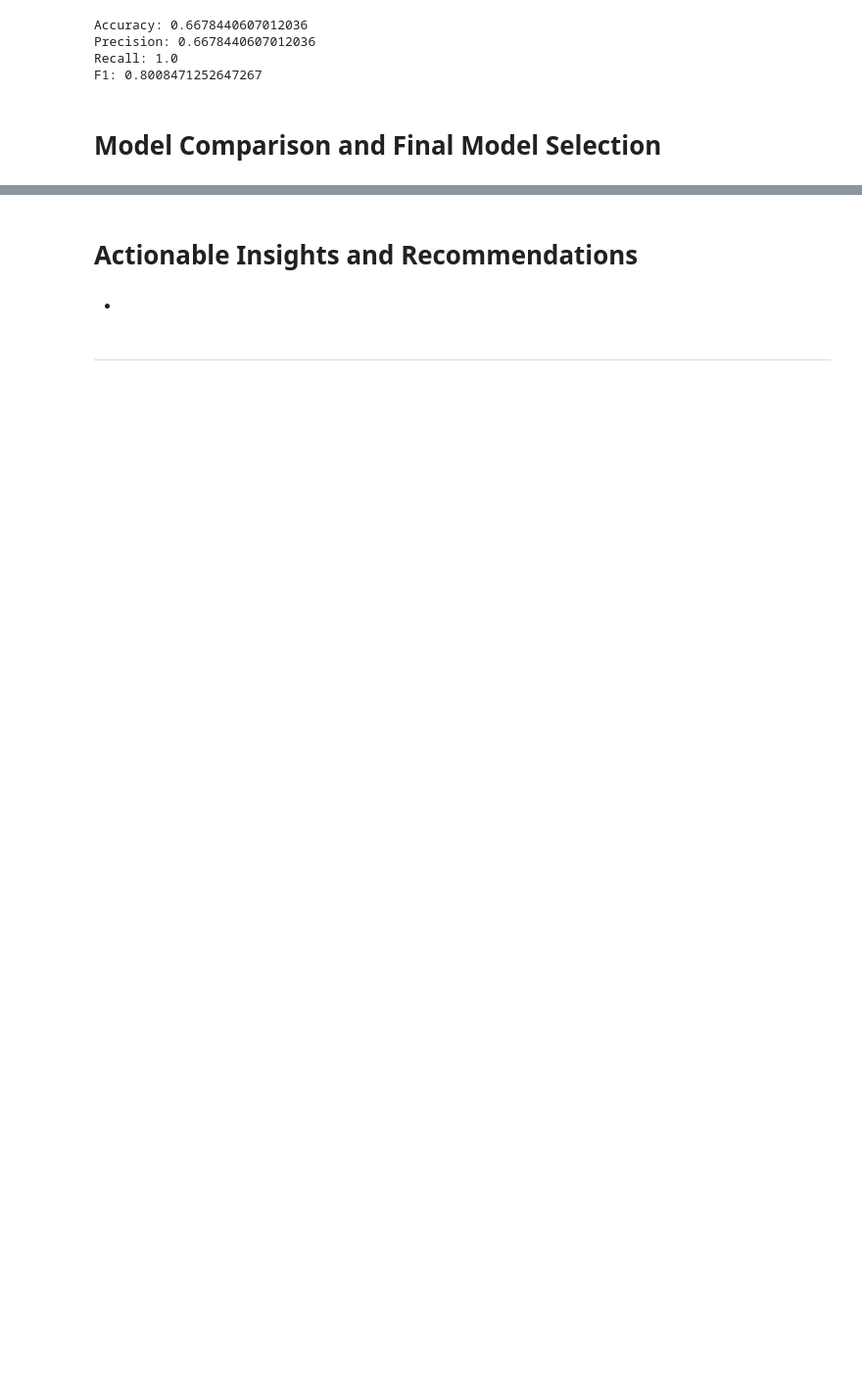
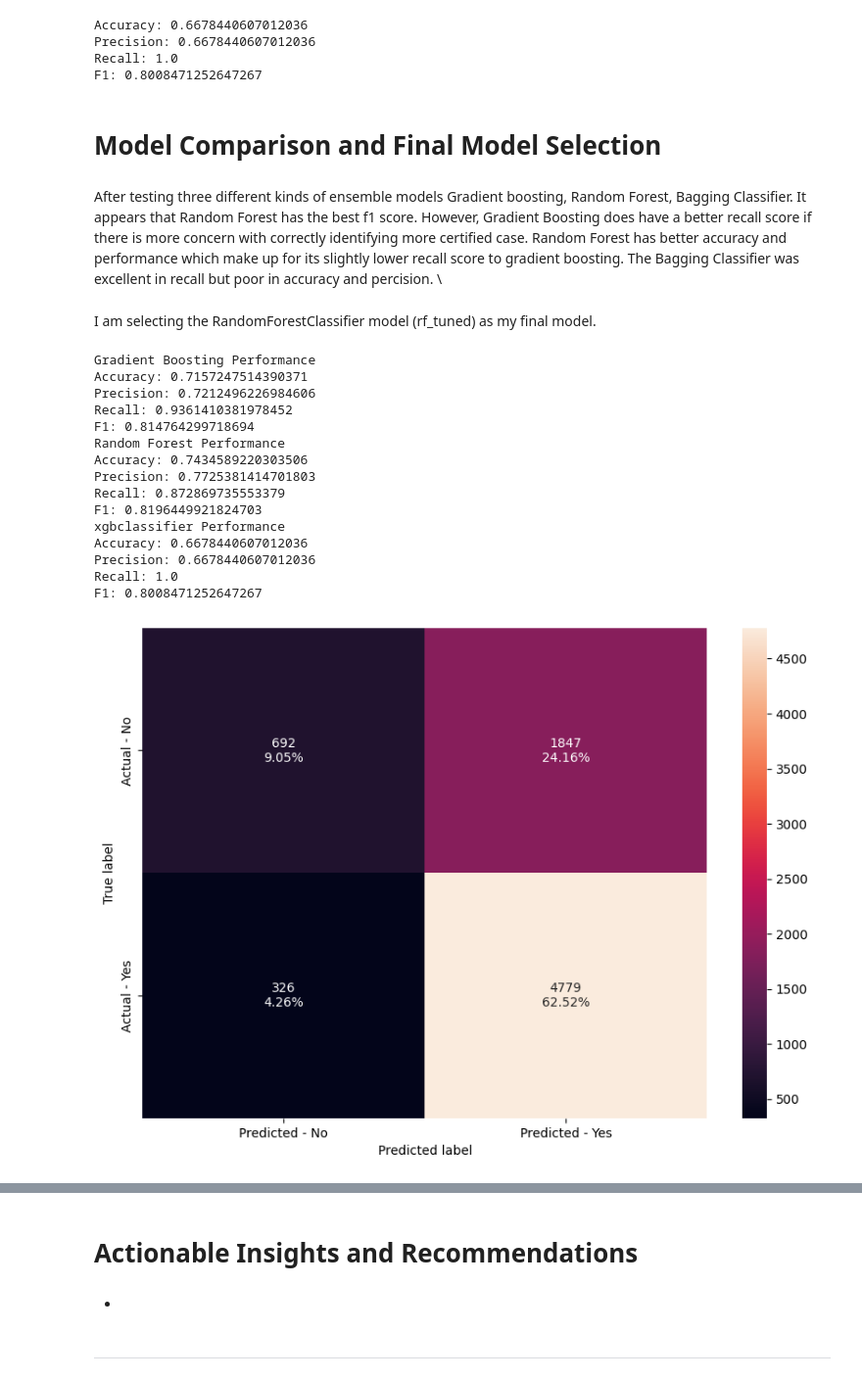
Before and after one commit to samdandy/ai-ml-course-proj-3, a Jupyter notebook: EasyVisa_proj_3.ipynb, the cells around one changed output, grey strips where cells are left out. Shown at 98% size. Cells and saved outputs as stored; diff of their text form; code cells hidden in the pictures; blank space fills up the shorter version.

```diff
--- a/EasyVisa_proj_3.ipynb
+++ b/EasyVisa_proj_3.ipynb
@@ -761,32 +761,25 @@ Precision: 0.7725381414701803
 Recall: 0.872869735553379
 F1: 0.8196449921824703
 # %%
+parameters = {
+    'max_samples': [0.8, 0.9, 1],
+    'max_features': [0.7, 0.8, 0.9],
+    'n_estimators': [30, 50, 70],
+}
 
-
-xgb_tuned = XGBClassifier(random_state=1, eval_metric='logloss')
-
-parameters = {
-    'n_estimators': np.arange(50, 110, 25),
-    'scale_pos_weight': [1, 2, 5],
-    'learning_rate': [0.01, 0.05, 0.1],
-    'gamma': [1, 3],
-    'subsample': [0.7, 0.9]
-}
+bag_tuned = BaggingClassifier(random_state=1)
 
 acc_scorer = metrics.make_scorer(metrics.recall_score)
 
-random_search = RandomizedSearchCV(
-    xgb_tuned,
-    param_distributions=parameters,
-    n_iter=30,
+grid_search = GridSearchCV(
+    bag_tuned,
+    param_grid=parameters,
     scoring=acc_scorer,
     cv=5,
-    random_state=1,
     n_jobs=-1
 )
 
-random_search.fit(X_train, Y_train)
+grid_search.fit(X_train, Y_train)
 
-xgb_tuned = random_search.best_estimator_
-xgb_tuned.fit(X_train, Y_train)
+bag_tuned = grid_search.best_estimator_
 # %% [output]
@@ -812,17 +795,42 @@ Recall: 1.0
 F1: 0.8008471252647267
 # %% [markdown]
 # **Model Comparison and Final Model Selection**
+# %% [markdown]
+After testing three different kinds of ensemble models Gradient boosting, Random Forest, Bagging Classifier. It appears that Random Forest has the best f1 score. However, Gradient Boosting does have a better recall score if there is more concern with correctly identifying more certified case. Random Forest has better accuracy and performance which make up for its slightly lower recall score to gradient boosting. The Bagging Classifier was excellent in recall but poor in accuracy and percision. \
+# %% [markdown]
+I am selecting the RandomForestClassifier model (rf_tuned) as my final model.
+# %%
+X_train, X_test, Y_train, Y_test = train_test_split(x, y, test_size=.30, random_state=1,stratify=y,shuffle=True)
 # %%
 
-preds = gbc_tuned.predict(X_test)
+gbc_preds = gbc_tuned.predict(X_test)
 print("Gradient Boosting Performance")
-report(Y_test,preds)
-
+report(Y_test,gbc_preds)
+make_confusion_matrix(gbc_tuned,Y_test)
 
 rf_preds = rf_tuned.predict(X_test)
 print("Random Forest Performance")
-report(Y_test,preds)
+report(Y_test,rf_preds)
+make_confusion_matrix(rf_tuned,Y_test)
 
-xgb_preds = xgb_tuned.predict(X_test)
+bag_preds = bag_tuned.predict(X_test)
 print("xgbclassifier Performance")
-report(Y_test,preds)
+report(Y_test,bag_preds)
+make_confusion_matrix(bag_tuned,Y_test)
+# %% [output]
+Gradient Boosting Performance
+Accuracy: 0.7157247514390371
+Precision: 0.7212496226984606
+Recall: 0.9361410381978452
+F1: 0.814764299718694
+Random Forest Performance
+Accuracy: 0.7434589220303506
+Precision: 0.7725381414701803
+Recall: 0.872869735553379
+F1: 0.8196449921824703
+xgbclassifier Performance
+Accuracy: 0.6678440607012036
+Precision: 0.6678440607012036
+Recall: 1.0
+F1: 0.8008471252647267
+[figure, added]
```
Also changed, not shown: parts of 3 cells of this notebook.
